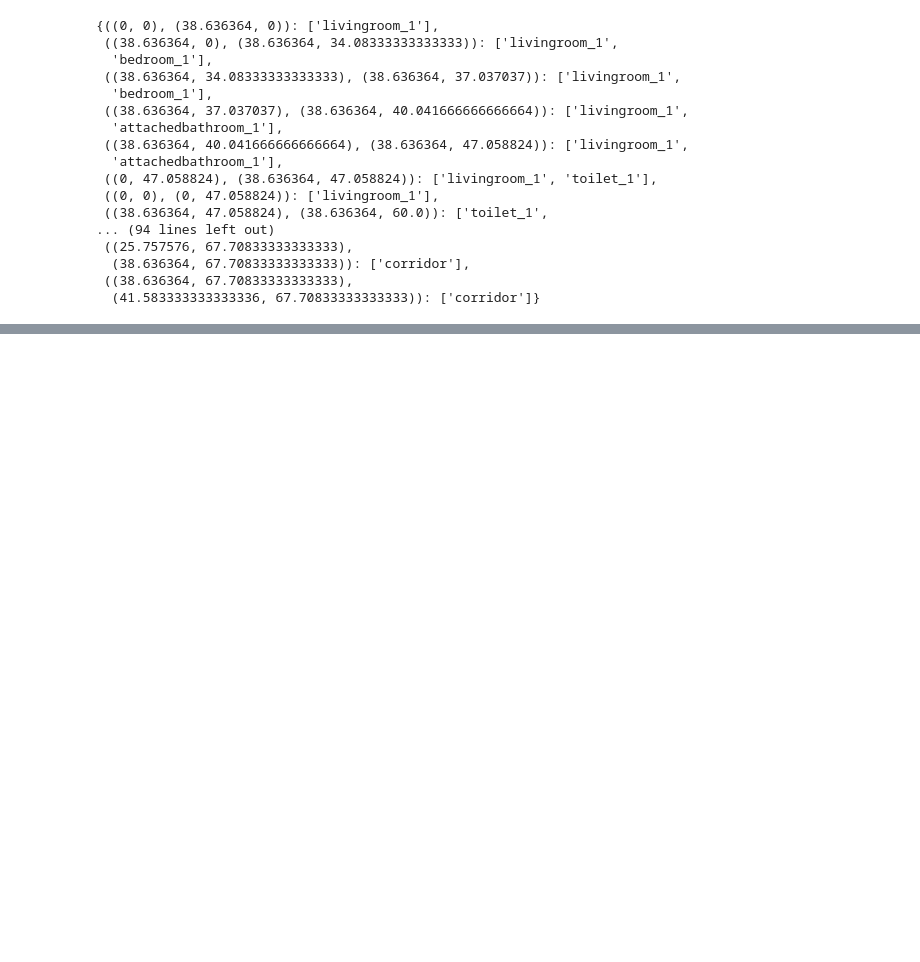
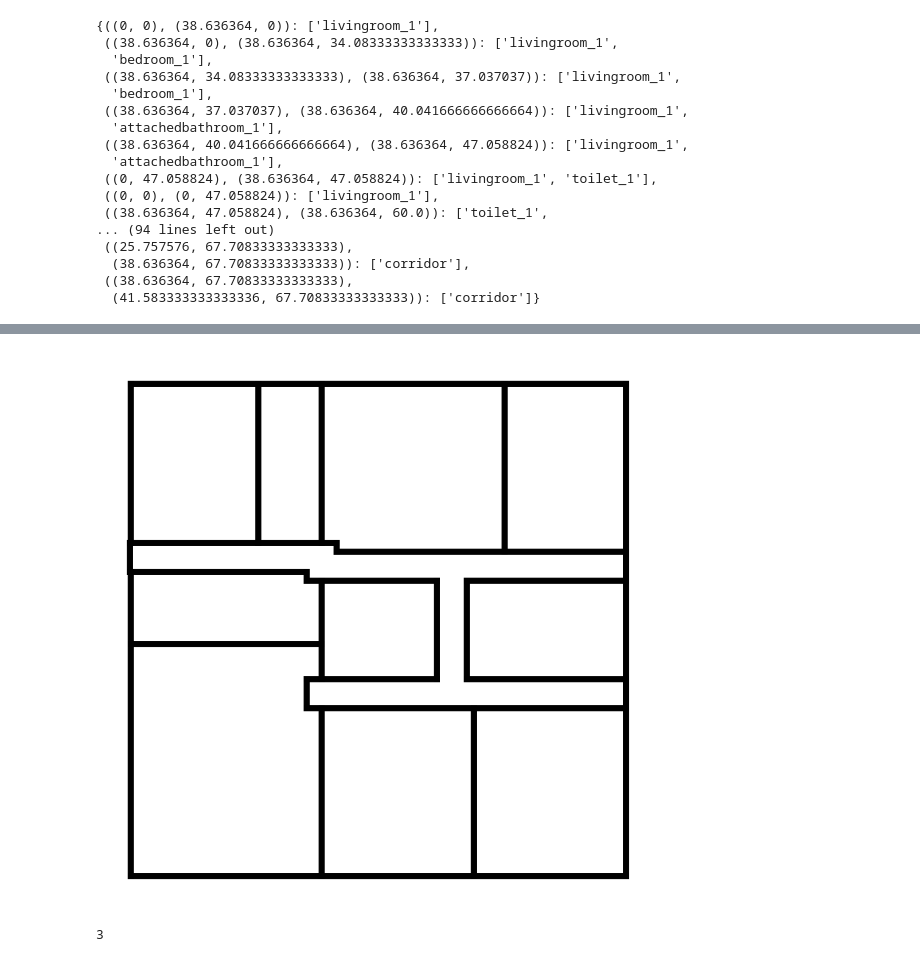
Before and after one commit to Haseeb98-Git/VoiceArchi-FYP, a Jupyter notebook: src/dummy-csp.ipynb, the cells around one changed output, grey strips where cells are left out. Drawn from its saved outputs; the diff is of its cells as text; code cells hidden in the pictures; blank space fills up the shorter version.

```diff
--- a/src/dummy-csp.ipynb
+++ b/src/dummy-csp.ipynb
@@ -1240,0 +1095,4 @@ merged_normalized_edges
+# %%
+merged_normalized_edges = merge_close_values_in_graph(normalized_edges)
+
+merged_normalized_edges
@@ -1580,0 +1148,2 @@ room_edges
+# %%
+unique_edges = remove_duplicate_edges(split_edges_new)
@@ -1580,0 +1197,31 @@ room_edges
+# %%
+def remove_given_edges(graph_edges, edges_to_remove):
+    """Removes given edges from a given dictionary of edges."""
+
+    # Collect all edges from edges_to_remove into a set
+    edges_set = set()
+    for edges in edges_to_remove.values():
+        edges_set.update(edges)
+
+    # Remove edges from unique_edges if they exist in corridor_edges
+    filtered_edges = {edge: labels for edge, labels in graph_edges.items() if edge not in edges_set}
+
+    return filtered_edges
+
+def remove_corridor_edges_from_living_room(graph_edges, edges_to_remove):
+    """Removes given edges from a given dictionary of edges."""
+
+    # Collect all edges from edges_to_remove into a set
+    edges_set = []
+    for key, value in edges_to_remove.items():
+        if key == "livingroom_1":
+           for edge in value:
+            edges_set.append(edge)
+           print(len(edges_set))
+
+    filtered_edges = {edge: labels for edge, labels in graph_edges.items() if edge not in edges_set}
+
+    return filtered_edges
+# %%
+updated_edges = remove_given_edges(unique_edges, room_edges_in_corridor)
+len(updated_edges.keys())
@@ -1580,0 +1254,8 @@ room_edges
+# %%
+plot_graph_edges(updated_edges)
+# %% [output]
+[figure, added]
+# %%
+updated_edges_removed_corridor_from_living_room = remove_corridor_edges_from_living_room(updated_edges, corridor_edges_in_rooms)
+# %% [output]
+3
```
Also changed, not shown: parts of 58 cells of this notebook, 2 other files.
